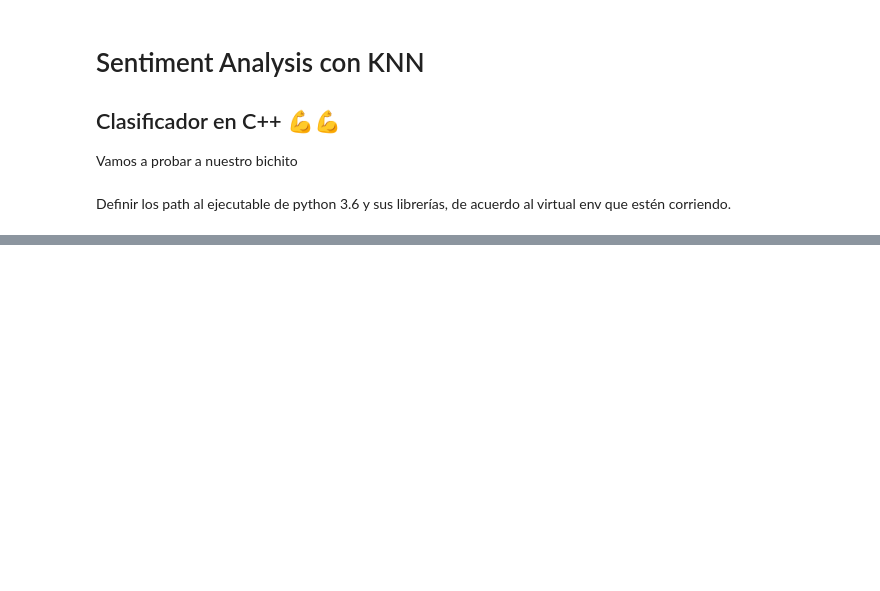
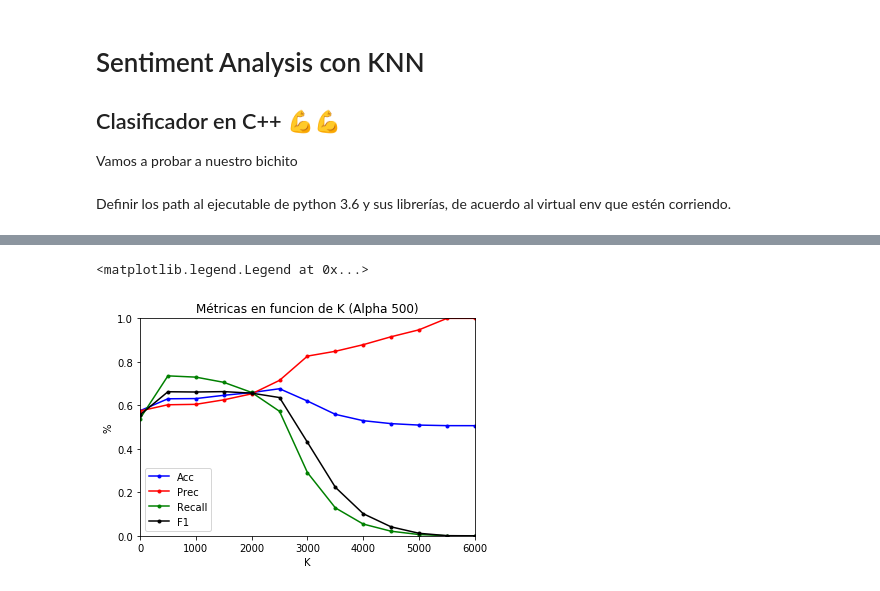
Before and after one commit to blastervla/SentimentAnalysisMetNum, a Jupyter notebook: notebooks/knn.ipynb, the cells around one changed output, grey strips where cells are left out. Cells and saved outputs as stored; diff of their text form; code cells hidden in the pictures; blank space fills up the shorter version.

```diff
--- a/notebooks/knn.ipynb
+++ b/notebooks/knn.ipynb
@@ -166,0 +222,13 @@ plt.gca().legend(('Acc','Prec','Recall','F1'))
+# %%
+plt.plot(K_vals,mets2[:,0], 'b.-')
+plt.plot(K_vals,mets2[:,1], 'r.-')
+plt.plot(K_vals,mets2[:,2], 'g.-')
+plt.plot(K_vals,mets2[:,3], 'k.-')
+plt.title("Métricas en funcion de K (Alpha 500)")
+plt.xlabel("K")
+plt.ylabel("%")
+plt.axis([1, K_vals[-1], 0, 1])
+plt.gca().legend(('Acc','Prec','Recall','F1'))
+# %% [output]
+<matplotlib.legend.Legend at 0x...>
+[figure, added]
```
Also changed, not shown: parts of 15 cells of this notebook, 7 other files.
